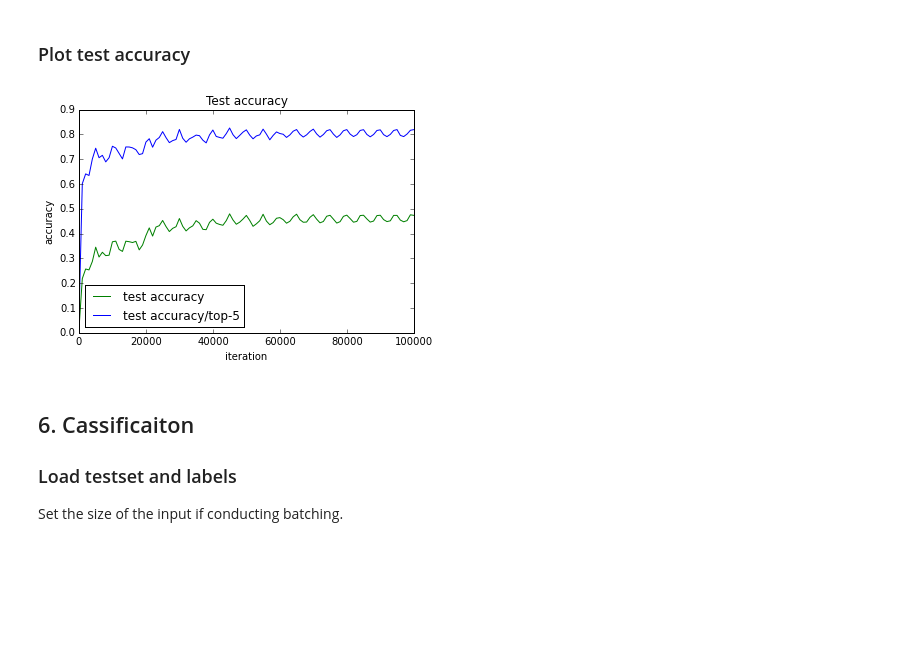
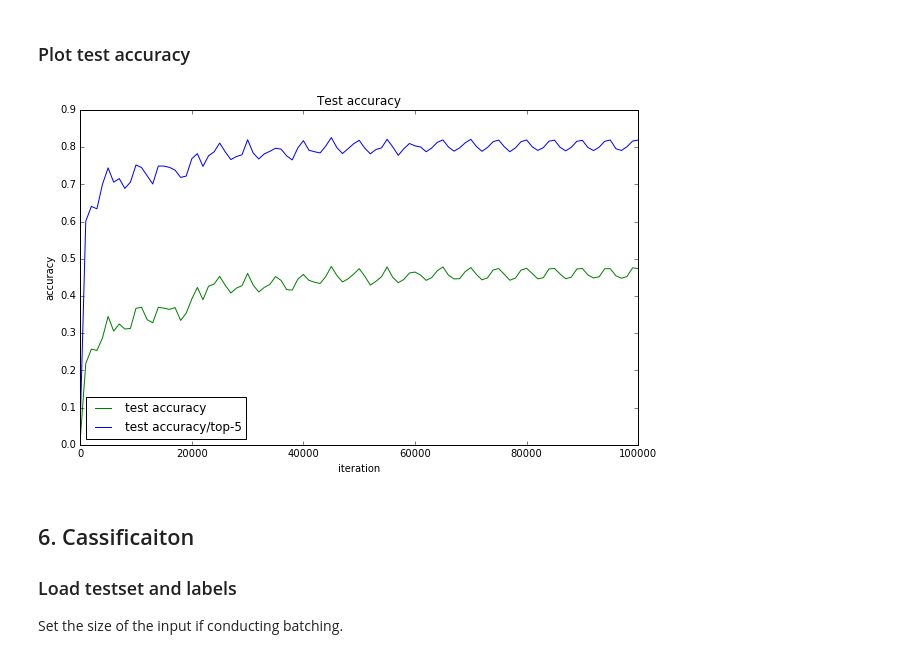
Before and after one commit to THU-HCI2016-MLGroup/FingerprintOnPaintings, a Jupyter notebook: Fingerprint on Paintings.ipynb, the cells around one changed output. Saved outputs shown, nothing was run; the diff lists cells and outputs as text; code cells hidden in the pictures; blank space fills up the shorter version.

```diff
--- a/Fingerprint on Paintings.ipynb
+++ b/Fingerprint on Paintings.ipynb
@@ -160,15 +163,16 @@ plt.show()
 # %% [markdown]
 ### Plot test accuracy
 # %%
-pyplot.plot(x2, y2, 'g', label = 'test '+header2[3])
-pyplot.plot(x2, y3, 'b', label ='test '+header2[4])
-pyplot.legend(loc = 'best')
-pyplot.title('Test accuracy')
-pyplot.xlabel('iteration')
-pyplot.ylabel('accuracy')
+plt.figure(figsize = (10,6))
+plt.plot(x2, y2, 'g', label = 'test '+header2[3])
+plt.plot(x2, y3, 'b', label ='test '+header2[4])
+plt.legend(loc = 'best')
+plt.title('Test accuracy')
+plt.xlabel('iteration')
+plt.ylabel('accuracy')
 plt.show()
 # %% [output]
-[figure, old version]
+[figure, new version]
 # %% [markdown]
 ## 6. Cassificaiton
 ### Load testset and labels
```
Also changed, not shown: parts of 9 cells of this notebook, 1 other file.
